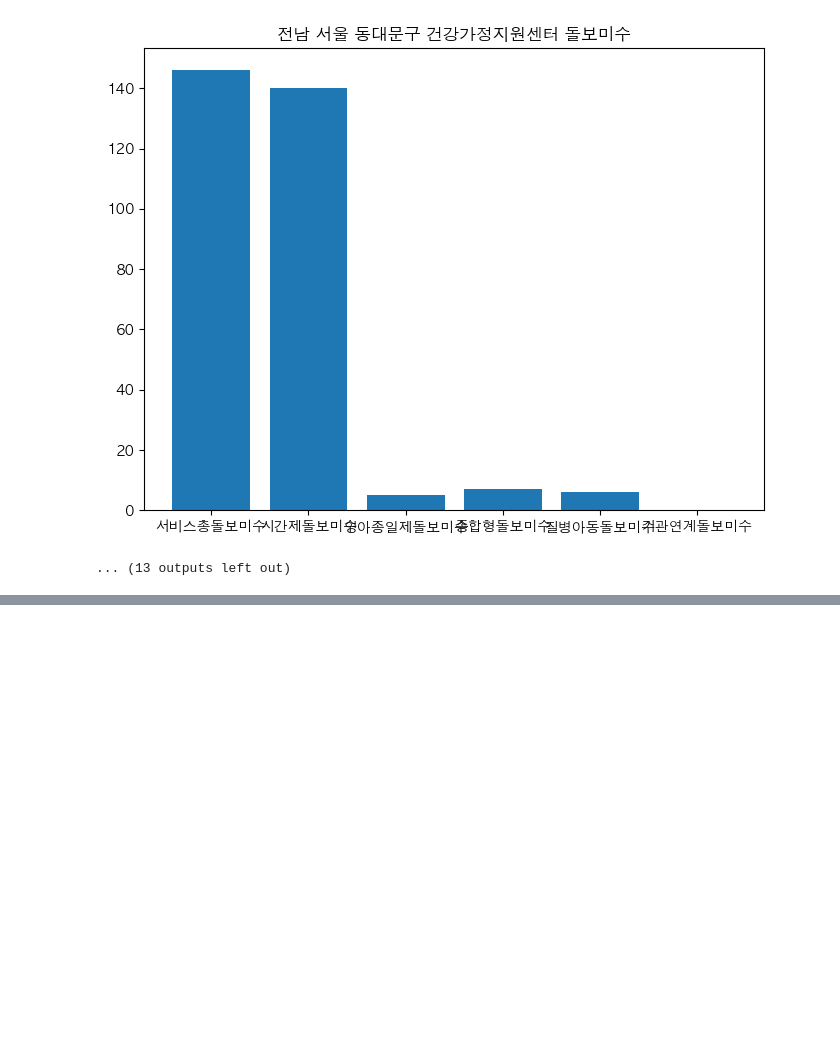
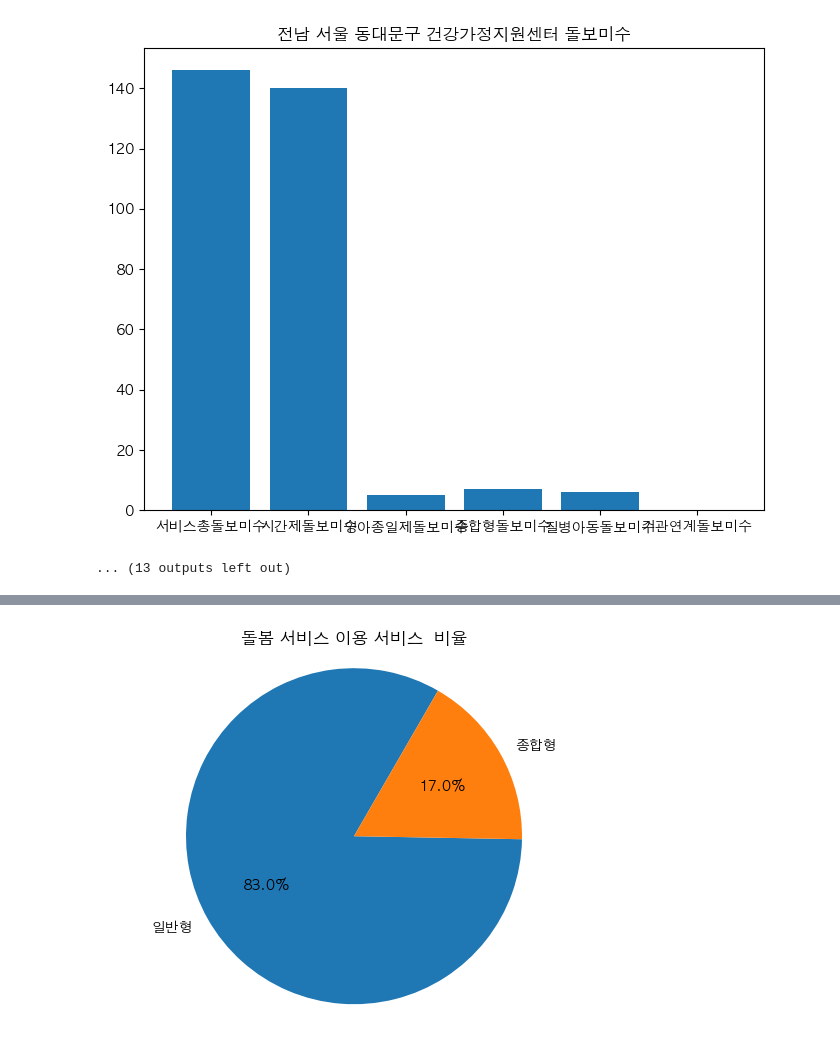
Before and after one commit to CodeArt-Team/MLcompetetion, a Jupyter notebook: 공모전/서울GovTech/돌봄서비스/여가부_돌봄데이터.ipynb, the cells around one changed output, grey strips where cells are left out. Drawn from its saved outputs; the diff is of its cells as text; code cells hidden in the pictures; blank space fills up the shorter version.

```diff
--- a/공모전/서울GovTech/돌봄서비스/여가부_돌봄데이터.ipynb
+++ b/공모전/서울GovTech/돌봄서비스/여가부_돌봄데이터.ipynb
@@ -227,0 +297,15 @@ for i in range(len(서비스별_서울시_지사배열)):
+# %%
+# 데이터 준비
+#labels = ['Apple', 'Banana', 'Cherry', 'Date']
+sizes = [len(월별가정실적현황[월별가정실적현황['서비스다양화명'] == '일반형']),len(월별가정실적현황) - len(월별가정실적현황[월별가정실적현황['서비스다양화명'] == '일반형'])]
+labe = ['일반형','종합형']
+# 파이차트 그리기
+plt.pie(sizes,labels=labe, autopct='%1.1f%%', startangle=60)
+plt.title("돌봄 서비스 이용 서비스  비율")
+# 그래프 비율을 같게 유지 (원형 차트)
+plt.axis('equal')
+
+# 그래프 보여주기
+plt.show()
+# %% [output]
+[figure, added]
```
Also changed, not shown: parts of 10 cells of this notebook.
